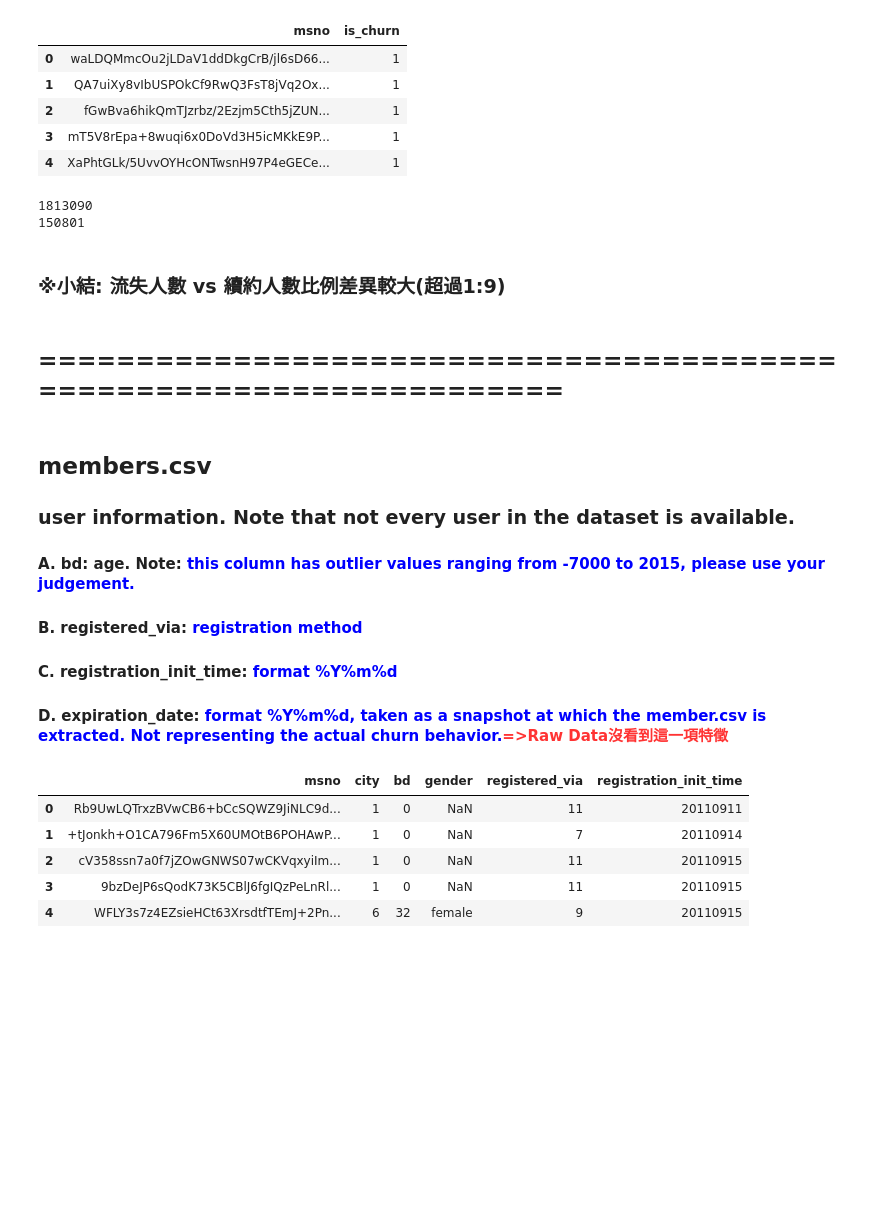
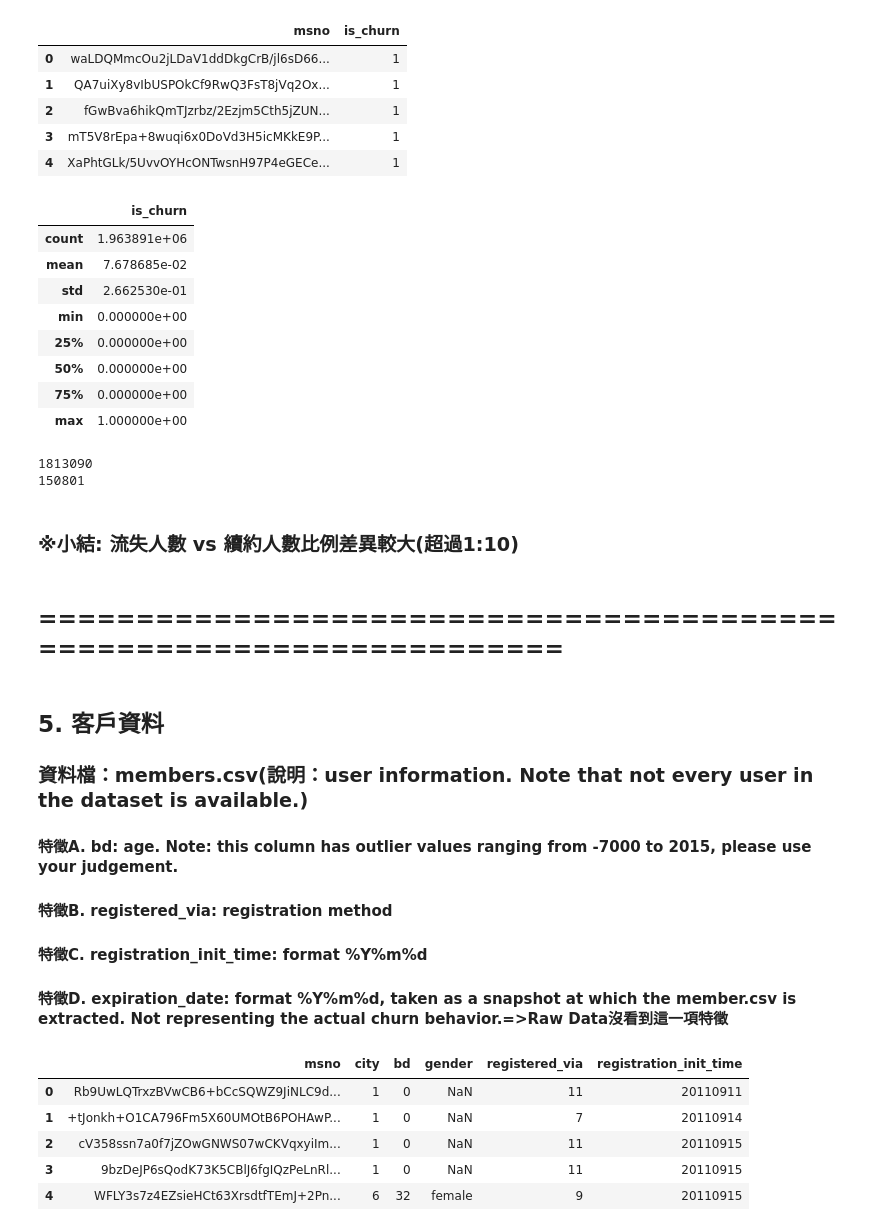
Before and after one commit to imiKao/KKBoxProject_for_TcfstCourse, a Jupyter notebook: TcfstProject_KKBOX.ipynb, the cells around one changed output. Cells and saved outputs as stored; diff of their text form; code cells hidden in the pictures; blank space fills up the shorter version.

```diff
--- a/TcfstProject_KKBOX.ipynb
+++ b/TcfstProject_KKBOX.ipynb
@@ -203,6 +192,18 @@ kk_train.head()
 | 2 | fGwBva6hikQmTJzrbz/2Ezjm5Cth5jZUN... | 1 |
 | 3 | mT5V8rEpa+8wuqi6x0DoVd3H5icMKkE9P... | 1 |
 | 4 | XaPhtGLk/5UvvOYHcONTwsnH97P4eGECe... | 1 |
+# %%
+kk_train.describe()
+# %% [output]
+|  | is_churn |
+| count | 1.963891e+06 |
+| mean | 7.678685e-02 |
+| std | 2.662530e-01 |
+| min | 0.000000e+00 |
+| 25% | 0.000000e+00 |
+| 50% | 0.000000e+00 |
+| 75% | 0.000000e+00 |
+| max | 1.000000e+00 |
 # %%
 print((kk_train["is_churn"] == 0).sum())
 print((kk_train["is_churn"] == 1).sum())
@@ -210,16 +211,16 @@ print((kk_train["is_churn"] == 1).sum())
 1813090
 150801
 # %% [markdown]
-### ※小結: 流失人數 vs 續約人數比例差異較大(超過1:9)
+### ※小結: 流失人數 vs 續約人數比例差異較大(超過1:10)
 # %% [markdown]
 ## ====================================================================
 # %% [markdown]
-## members.csv
-### user information. Note that not every user in the dataset is available.
-#### A. bd: age. Note: <font color=#0000FF> this column has outlier values ranging from -7000 to 2015, please use your judgement.
-#### B. registered_via:<font color=#0000FF>  registration method
-#### C. registration_init_time: <font color=#0000FF> format %Y%m%d
-#### D. expiration_date: <font color=#0000FF> format %Y%m%d, taken as a snapshot at which the member.csv is extracted. Not representing the actual churn behavior.<font color=#FF3333>=>Raw Data沒看到這一項特徵
+## 5. 客戶資料
+### 資料檔：members.csv(說明：user information. Note that not every user in the dataset is available.)
+#### 特徵A. bd: age. Note: this column has outlier values ranging from -7000 to 2015, please use your judgement.
+#### 特徵B. registered_via: registration method
+#### 特徵C. registration_init_time: format %Y%m%d
+#### 特徵D. expiration_date: format %Y%m%d, taken as a snapshot at which the member.csv is extracted. Not representing the actual churn behavior.=>Raw Data沒看到這一項特徵
 # %%
 kk_members = pd.read_csv("members_v3.csv")
 # %%
```
Also changed, not shown: parts of 36 cells of this notebook.
